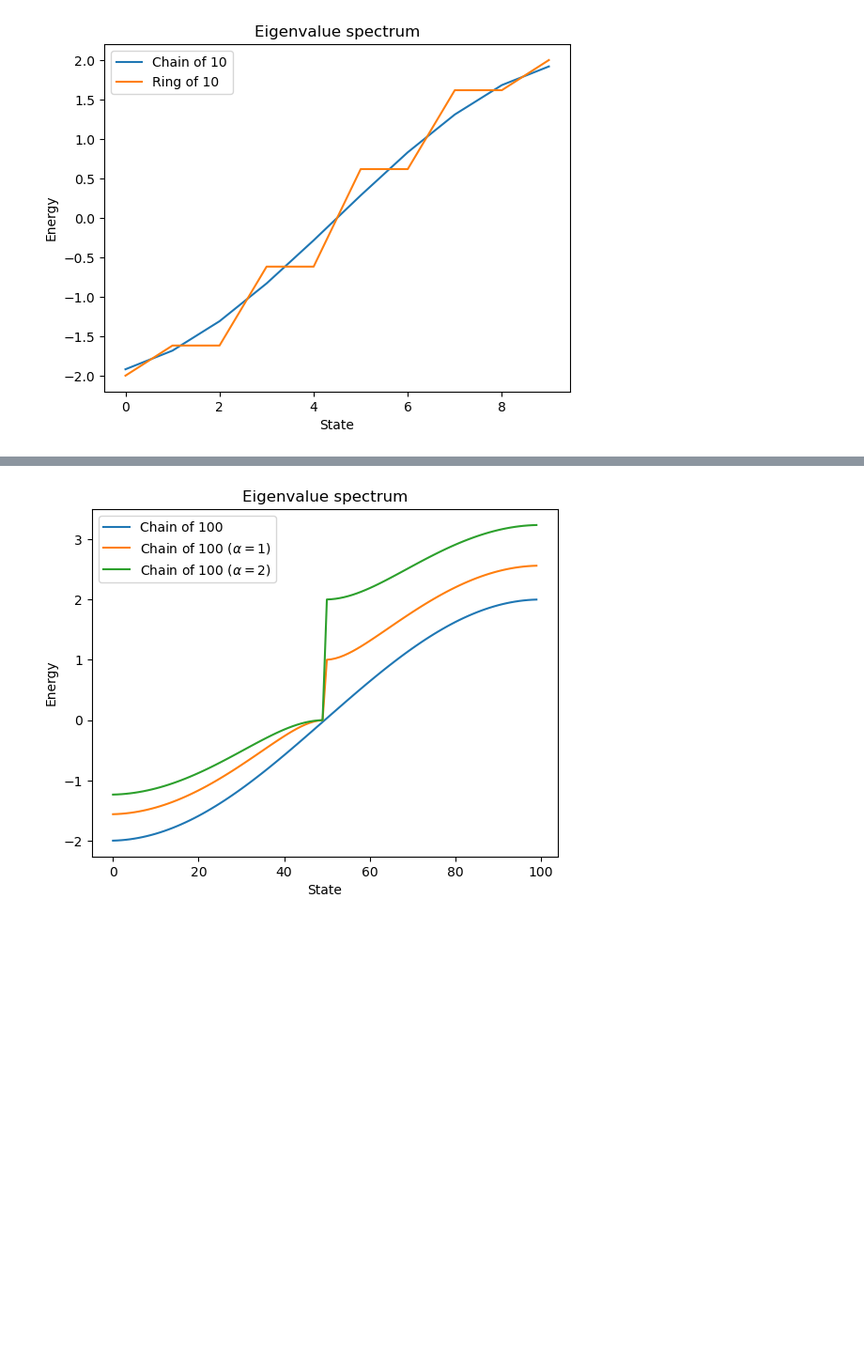
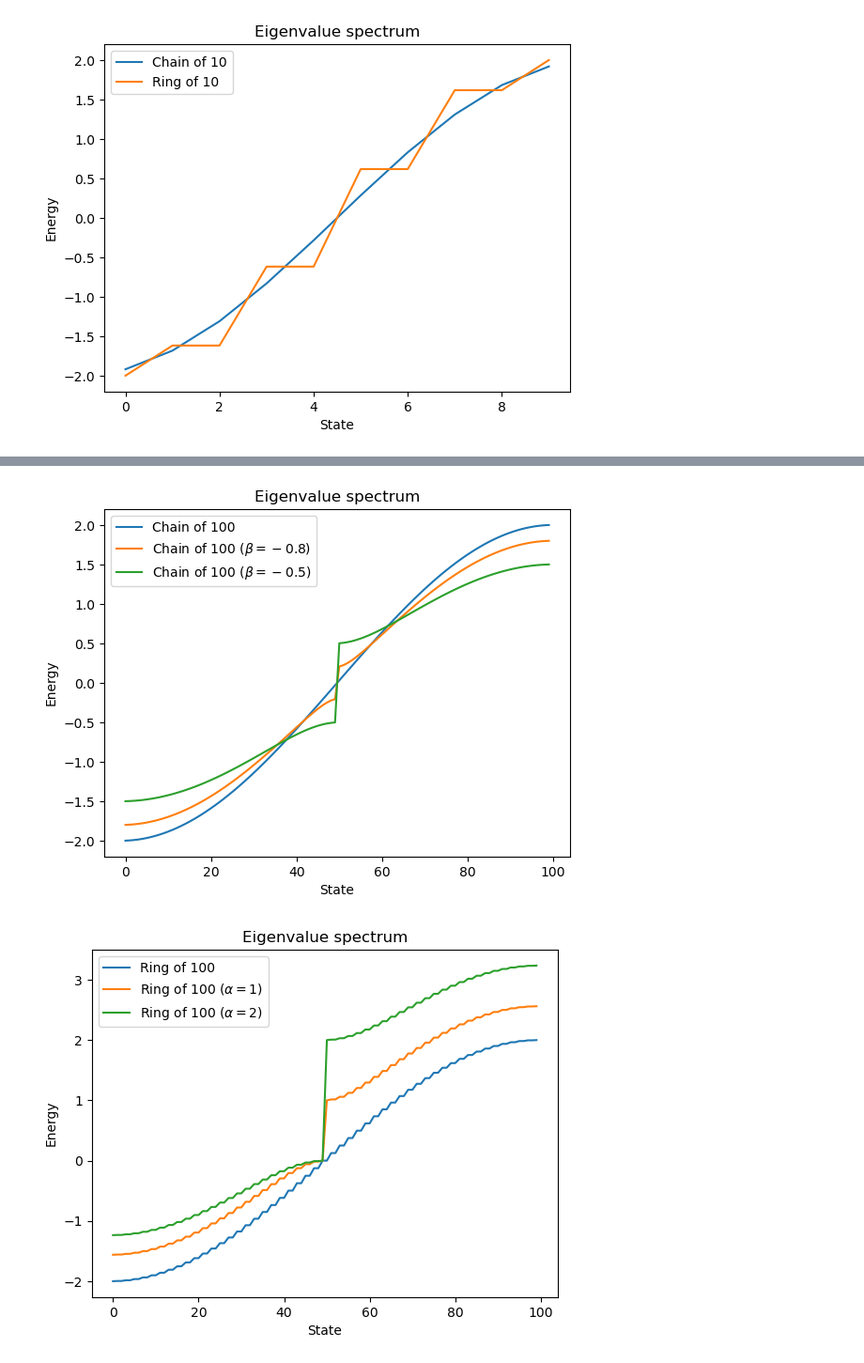
Before and after one commit to matarabadanf/Huckel-HW, a Jupyter notebook: plots/Plots.ipynb, the cells around one changed output, grey strips where cells are left out. Shown: that part at 94% size. Drawn from its saved outputs; the diff is of its cells as text; code cells hidden in the pictures; blank space fills up the shorter version.

```diff
--- a/plots/Plots.ipynb
+++ b/plots/Plots.ipynb
@@ -15,23 +33,36 @@ ring.plot_eigenvalues()
 # %%
-# Testing the influence of alpha and beta in the eigenvalues
+# Testing the influence of beta in the eigenvalues
 chain = Chain(100)
 chain.plot_eigenvalues()
 
-chain_alpha_prime = Chain(100)
-chain_alpha_prime.set_alpha_prime(1)
-chain_alpha_prime.plot_eigenvalues(comment=r'$\alpha=1$')
+chain_beta_minus = Chain(100)
+chain_beta_minus.set_beta_minus(-.8)
+chain_beta_minus.plot_eigenvalues(comment=r'$\beta=-0.8$')
 
-chain_alpha_prime = Chain(100)
-chain_alpha_prime.set_alpha_prime(2)
-chain_alpha_prime.plot_eigenvalues(comment=r'$\alpha=2$')
+chain_beta_minus = Chain(100)
+chain_beta_minus.set_beta_minus(-.5)
+chain_beta_minus.plot_eigenvalues(comment=r'$\beta=-0.5$')
 
-# chain_beta_minus = Chain(100)
-# chain_beta_minus.set_beta_minus(-.8)
-# chain_beta_minus.plot_eigenvalues(comment=r'$\beta=-0.8$')
-
-# chain_beta_minus = Chain(100)
-# chain_beta_minus.set_beta_minus(-.5)
-# chain_beta_minus.plot_eigenvalues(comment=r'$\beta=-0.5$')
+plt.savefig('beta_in_chain.jpg', dpi=600)
 # %% [output]
-[figure, old version]
+[figure, new version]
+# %%
+# Testing the influence alpha in the eigenvalues for a ring
+ring = Chain(100)
+ring.close_ring()
+ring.plot_eigenvalues()
+
+ring_alpha_prime = Chain(100)
+ring_alpha_prime.close_ring()
+ring_alpha_prime.set_alpha_prime(1)
+ring_alpha_prime.plot_eigenvalues(comment=r'$\alpha=1$')
+
+ring_alpha_prime = Chain(100)
+ring_alpha_prime.close_ring()
+ring_alpha_prime.set_alpha_prime(2)
+ring_alpha_prime.plot_eigenvalues(comment=r'$\alpha=2$')
+
+plt.savefig('alpha_in_ring.jpg', dpi=600)
+# %% [output]
+[figure, added]
 # %%
```
Also changed, not shown: parts of 10 cells of this notebook, 25 other files.
